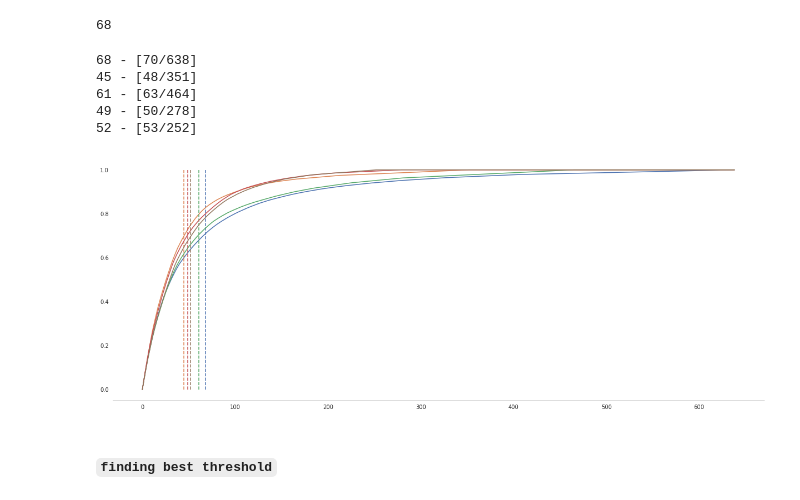
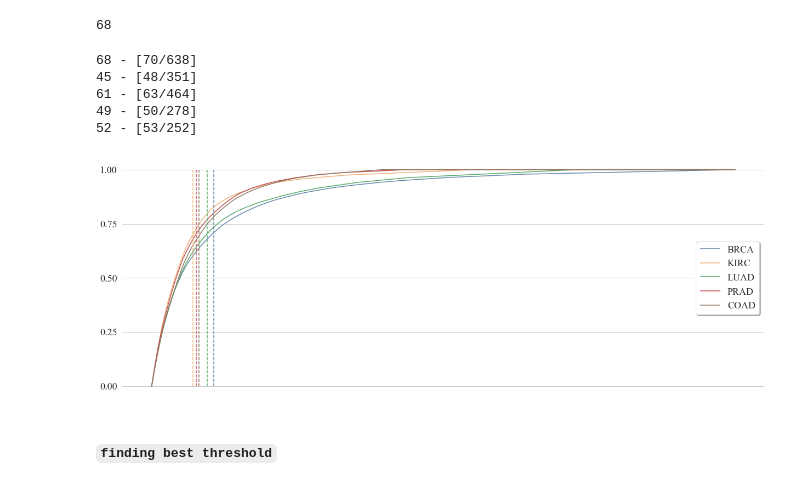
Before and after one commit to fuad021/biomarker-identification, a Jupyter notebook: notebook.ipynb, the cells around one changed output. Saved outputs shown, nothing was run; the diff lists cells and outputs as text; code cells hidden in the pictures.

```diff
--- a/notebook.ipynb
+++ b/notebook.ipynb
@@ -600,11 +665,11 @@ g4 = sns.heatmap(encoded_prad_raw[:limit], cmap=color_map, cbar=color_bar, ax=ax
 g5 = sns.heatmap(encoded_coad_raw[:limit], cmap=color_map, cbar=True, ax=axs[0][4])
 
 p = 21
-g1.set_title(f'{classes[0]} ae', fontsize=ae_title_fontsize, pad=p, **csfont)
-g2.set_title(f'{classes[1]} ae', fontsize=ae_title_fontsize, pad=p, **csfont)
-g3.set_title(f'{classes[2]} ae', fontsize=ae_title_fontsize, pad=p, **csfont)
-g4.set_title(f'{classes[3]} ae', fontsize=ae_title_fontsize, pad=p, **csfont)
-g5.set_title(f'{classes[4]} ae', fontsize=ae_title_fontsize, pad=p, **csfont)
+g1.set_title(f'{classes[0]}\nAutoencoder', fontsize=ae_title_fontsize, pad=p, **csfont)
+g2.set_title(f'{classes[1]}\nAutoencoder', fontsize=ae_title_fontsize, pad=p, **csfont)
+g3.set_title(f'{classes[2]}\nAutoencoder', fontsize=ae_title_fontsize, pad=p, **csfont)
+g4.set_title(f'{classes[3]}\nAutoencoder', fontsize=ae_title_fontsize, pad=p, **csfont)
+g5.set_title(f'{classes[4]}\nAutoencoder', fontsize=ae_title_fontsize, pad=p, **csfont)
 
 g6 = sns.heatmap(encoded_brca_250[:limit], cmap=color_map, cbar=color_bar, ax=axs[1][0])
 g7 = sns.heatmap(encoded_kirc_250[:limit], cmap=color_map, cbar=color_bar, ax=axs[1][1])
@@ -1188,31 +1251,51 @@ def get_idx(cum_data, th):
     return idx
 # %%
-cp_list = ['#4c72b0', '#dd8452', '#55a868', '#c44e52', '#937860']
+cp_list = ['#6587A8', '#EDB277', '#55A868', '#C44E52', '#937860']
+sns.set_style('whitegrid')
+factor = 1
+fig, ax = plt.subplots(1, 1, figsize=(21*factor, 8*factor))
+mpl.rc('font',family='Times New Roman')
 
-plt.figure(figsize=(21, 8))
 for i, df in enumerate(dfs):
     data = df['count']
     cum_data = np.cumsum(data)
     nor_cum_data = cum_data/max(cum_data)
     pad_len = 638 - len(nor_cum_data)
     nor_cum_data = np.append(nor_cum_data, np.ones(pad_len))
     nor_cum_data = np.append(np.zeros(1), nor_cum_data)
     plt.plot(range(len(nor_cum_data)), nor_cum_data, c=cp_list[i])
-    # plt.legend(['brca', 'kirc', 'luad', 'prad', 'coad'], loc='center right')
+    plt.legend(['BRCA', 'KIRC', 'LUAD', 'PRAD', 'COAD'], loc='center right', bbox_to_anchor=(1, 0.5), fancybox=True, shadow=True, fontsize=18)
 
+# -----------------------------------------------------------------------------------------------------
+# Redundent code to plot legend without dashed lines
+for i, df in enumerate(dfs):
+    data = df['count']
+    cum_data = np.cumsum(data)
+    nor_cum_data = cum_data/max(cum_data)
+    pad_len = 638 - len(nor_cum_data)
+    nor_cum_data = np.append(nor_cum_data, np.ones(pad_len))
+    nor_cum_data = np.append(np.zeros(1), nor_cum_data)
+# -----------------------------------------------------------------------------------------------------
     # change the value of threshold here
     threshold = 0.7
     idx = get_idx(cum_data, threshold)
     print(f'{idx} - [{data[data >= data[idx]].shape[0]}/{len(data)}]')
     plt.plot([idx]*2, range(0, 2), '--', c=cp_list[i])
-sns.despine(left=True)
+
+plt.xticks([])
+ticks_font = mpl.font_manager.FontProperties(family='Times New Roman', style='normal', size=18, weight='normal', stretch='normal')
+for label in [ax.get_yticklabels()]:
+    for l in label:
+        l.set_fontproperties(ticks_font)
+sns.despine(left=True, bottom=True)
+plt.show()
 # %% [output]
 68 - [70/638]
 45 - [48/351]
 61 - [63/464]
 49 - [50/278]
 52 - [53/252]
-[figure, old version]
+[figure, new version]
 # %% [markdown]
 #### `finding best threshold`
 # %%
```
Also changed, not shown: parts of 33 cells of this notebook, 17 other files.
